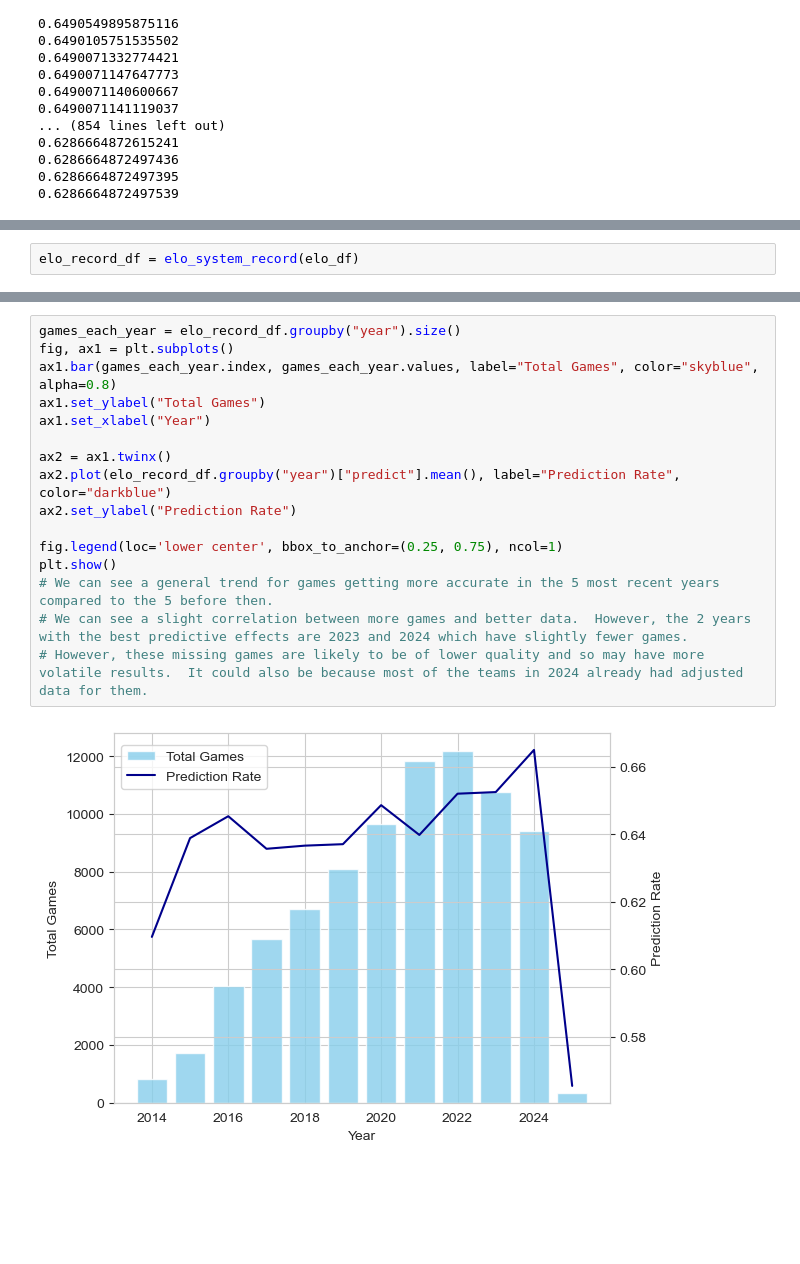
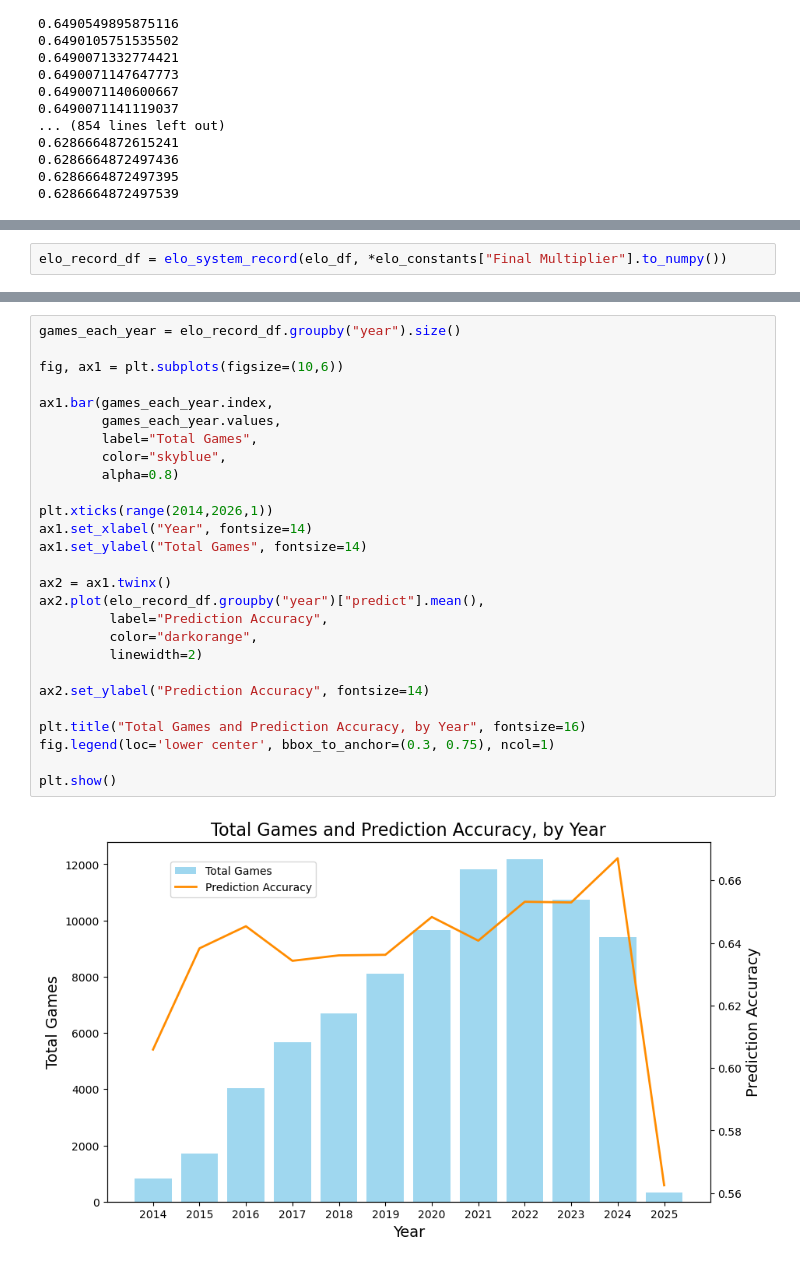
Before and after one commit to Samuel-Kelly-hub/Esports-Results-Project, a Jupyter notebook: LoL_Elo_System.ipynb, the cells around one changed output, grey strips where cells are left out. Saved outputs shown, nothing was run; the diff lists cells and outputs as text; blank space fills up the shorter version.

Commit message:
Committing elolol.pkl and the updated LoL_Elo_System

```diff
--- a/LoL_Elo_System.ipynb
+++ b/LoL_Elo_System.ipynb
@@ -969,5 +961,5 @@ def elo_system_record(arr):
     print(-logloss/len(arr))
     return arr
 # %%
-elo_record_df = elo_system_record(elo_df)
+elo_record_df = elo_system_record(elo_df, *elo_constants["Final Multiplier"].to_numpy())
 # %% [output]
@@ -981,18 +1002,29 @@ elo_record_df["predict"].mean()
 # %%
 games_each_year = elo_record_df.groupby("year").size()
-fig, ax1 = plt.subplots()
-ax1.bar(games_each_year.index, games_each_year.values, label="Total Games", color="skyblue", alpha=0.8)
-ax1.set_ylabel("Total Games")
-ax1.set_xlabel("Year")
+
+fig, ax1 = plt.subplots(figsize=(10,6))
+
+ax1.bar(games_each_year.index,
+        games_each_year.values,
+        label="Total Games",
+        color="skyblue",
+        alpha=0.8)
+
+plt.xticks(range(2014,2026,1))
+ax1.set_xlabel("Year", fontsize=14)
+ax1.set_ylabel("Total Games", fontsize=14)
 
 ax2 = ax1.twinx()
-ax2.plot(elo_record_df.groupby("year")["predict"].mean(), label="Prediction Rate", color="darkblue")
-ax2.set_ylabel("Prediction Rate")
+ax2.plot(elo_record_df.groupby("year")["predict"].mean(),
+         label="Prediction Accuracy",
+         color="darkorange",
+         linewidth=2)
 
-fig.legend(loc='lower center', bbox_to_anchor=(0.25, 0.75), ncol=1)
+ax2.set_ylabel("Prediction Accuracy", fontsize=14)
+
+plt.title("Total Games and Prediction Accuracy, by Year", fontsize=16)
+fig.legend(loc='lower center', bbox_to_anchor=(0.3, 0.75), ncol=1)
+
 plt.show()
-# We can see a general trend for games getting more accurate in the 5 most recent years compared to the 5 before then.
-# We can see a slight correlation between more games and better data.  However, the 2 years with the best predictive effects are 2023 and 2024 which have slightly fewer games.
-# However, these missing games are likely to be of lower quality and so may have more volatile results.  It could also be because most of the teams in 2024 already had adjusted data for them.
 # %% [output]
-[figure, old version]
+[figure, new version]
```
Also changed, not shown: parts of 48 cells of this notebook, 1 other file.
